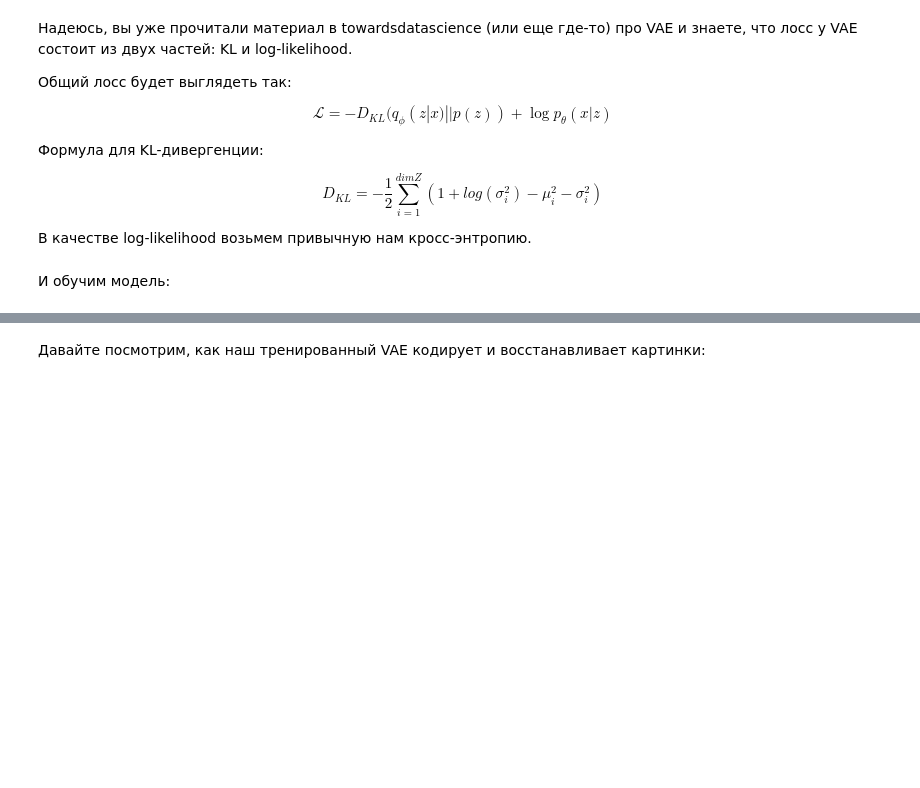
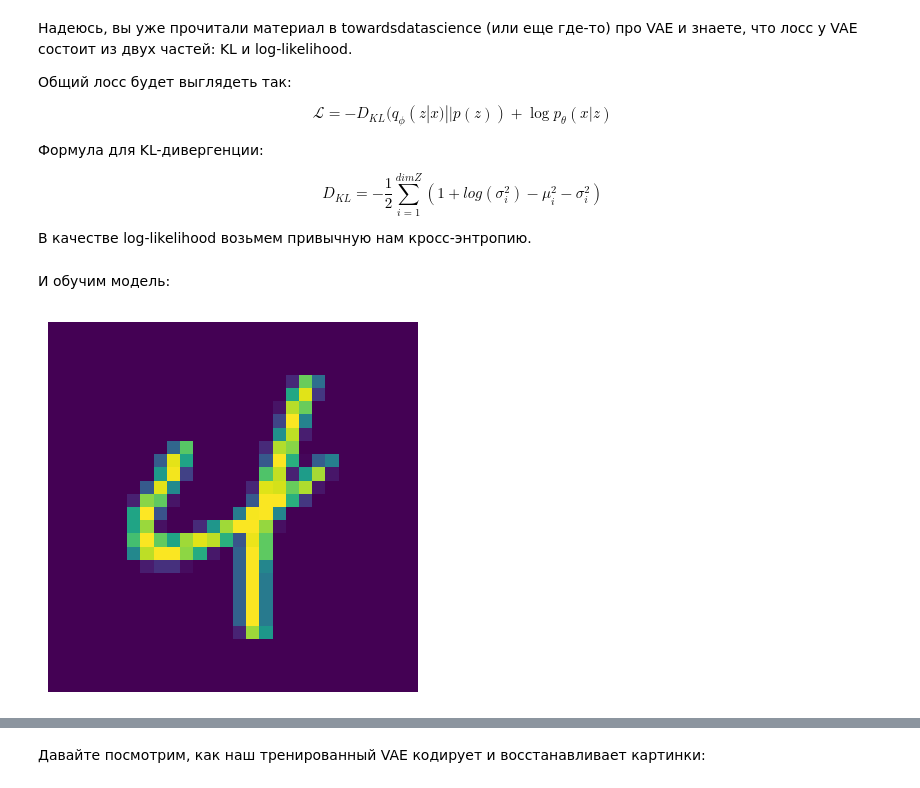
Before and after one commit to TimeNtWait/School, a Jupyter notebook: dls/part1_lesson_18_generative_GAN_VAE/2023 [hw] autoencoders_Ivan_Chernykh.ipynb, the cells around one changed output, grey strips where cells are left out. Cells and saved outputs as stored; diff of their text form; code cells hidden in the pictures; blank space fills up the shorter version.

```diff
--- a/dls/part1_lesson_18_generative_GAN_VAE/2023 [hw] autoencoders_Ivan_Chernykh.ipynb
+++ b/dls/part1_lesson_18_generative_GAN_VAE/2023 [hw] autoencoders_Ivan_Chernykh.ipynb
@@ -717,0 +744,11 @@ optimizer = <Ваш любимый оптимизатор>
+# %%
+# Выведем изображение из MNIST
+temp_img = next(iter(train_loader))
+temp_img[0].shape
+temp_img = torch.tensor(temp_img[0][0])
+temp_img = temp_img.permute(1, 2, 0)
+plt.axis("off")
+plt.imshow(temp_img)
+plt.show()
+# %% [output]
+[figure, added]
```
Also changed, not shown: parts of 25 cells of this notebook, 1 other file.
